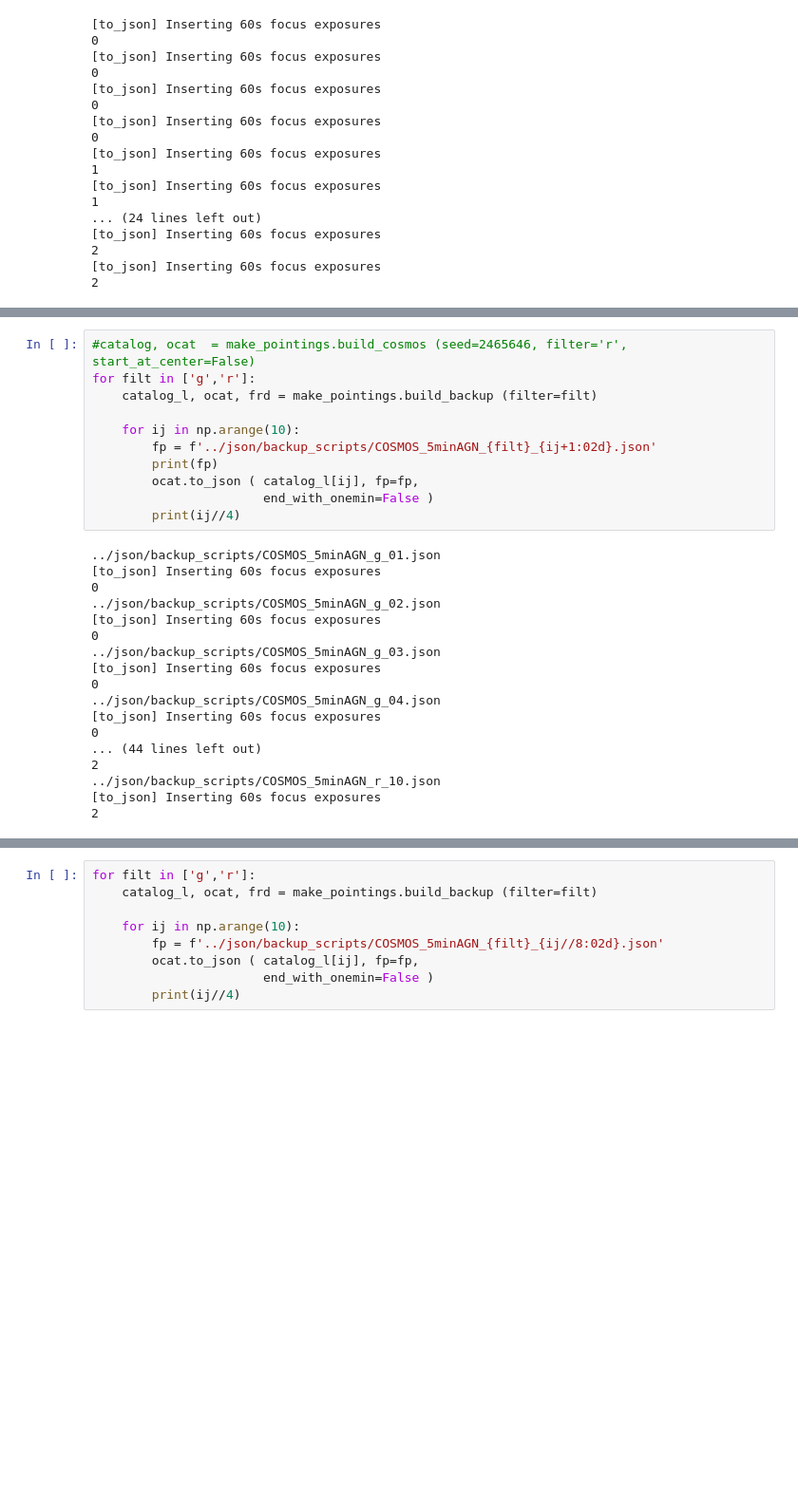
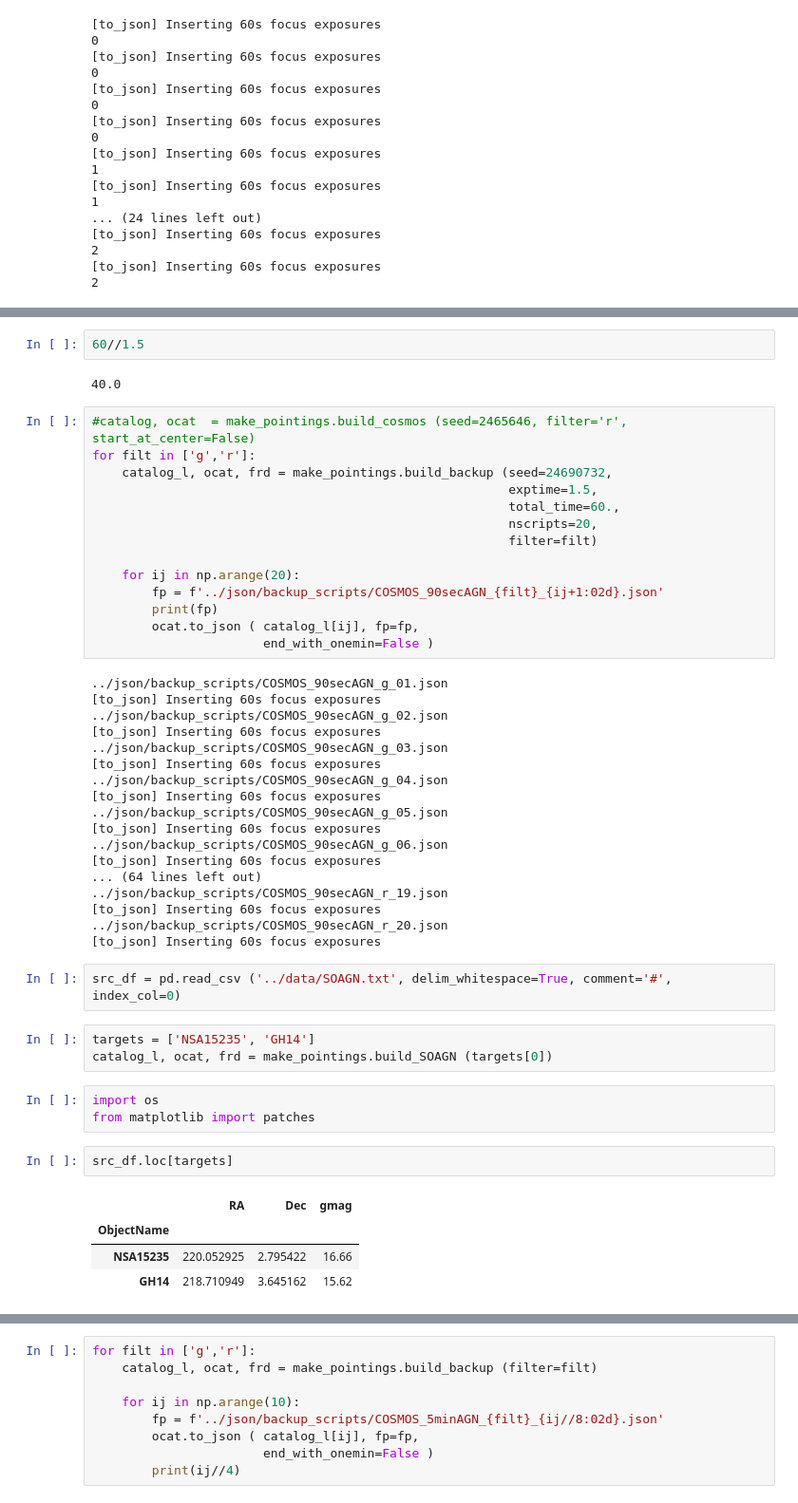
Before and after one commit to MerianSurvey/skipper, a Jupyter notebook: notebooks/QueueTomorrow.ipynb, the cells around one changed output, grey strips where cells are left out. Shown at 95% size. Drawn from its saved outputs; the diff is of its cells as text; blank space fills up the shorter version.

```diff
--- a/notebooks/QueueTomorrow.ipynb
+++ b/notebooks/QueueTomorrow.ipynb
@@ -97,29 +74,51 @@ catalog_l[2].head()
+# %%
+60//1.5
+# %% [output]
+40.0
 # %%
 #catalog, ocat  = make_pointings.build_cosmos (seed=2465646, filter='r', start_at_center=False)
 for filt in ['g','r']:
-    catalog_l, ocat, frd = make_pointings.build_backup (filter=filt)
+    catalog_l, ocat, frd = make_pointings.build_backup (seed=24690732,
+                                                        exptime=1.5,
+                                                        total_time=60.,
+                                                        nscripts=20,
+                                                        filter=filt)
 
-    for ij in np.arange(10):
-        fp = f'../json/backup_scripts/COSMOS_5minAGN_{filt}_{ij+1:02d}.json'
+    for ij in np.arange(20):
+        fp = f'../json/backup_scripts/COSMOS_90secAGN_{filt}_{ij+1:02d}.json'
         print(fp)
         ocat.to_json ( catalog_l[ij], fp=fp,
                        end_with_onemin=False )
-        print(ij//4)
 # %% [output]
-../json/backup_scripts/COSMOS_5minAGN_g_01.json
+../json/backup_scripts/COSMOS_90secAGN_g_01.json
 [to_json] Inserting 60s focus exposures
-0
-../json/backup_scripts/COSMOS_5minAGN_g_02.json
+../json/backup_scripts/COSMOS_90secAGN_g_02.json
 [to_json] Inserting 60s focus exposures
-0
-../json/backup_scripts/COSMOS_5minAGN_g_03.json
+../json/backup_scripts/COSMOS_90secAGN_g_03.json
 [to_json] Inserting 60s focus exposures
-0
-../json/backup_scripts/COSMOS_5minAGN_g_04.json
+../json/backup_scripts/COSMOS_90secAGN_g_04.json
 [to_json] Inserting 60s focus exposures
-0
-... (44 lines left out)
-2
-../json/backup_scripts/COSMOS_5minAGN_r_10.json
+../json/backup_scripts/COSMOS_90secAGN_g_05.json
 [to_json] Inserting 60s focus exposures
-2
+../json/backup_scripts/COSMOS_90secAGN_g_06.json
+[to_json] Inserting 60s focus exposures
+... (64 lines left out)
+../json/backup_scripts/COSMOS_90secAGN_r_19.json
+[to_json] Inserting 60s focus exposures
+../json/backup_scripts/COSMOS_90secAGN_r_20.json
+[to_json] Inserting 60s focus exposures
+# %%
+src_df = pd.read_csv ('../data/SOAGN.txt', delim_whitespace=True, comment='#', index_col=0)
+# %%
+targets = ['NSA15235', 'GH14']
+catalog_l, ocat, frd = make_pointings.build_SOAGN (targets[0])
+# %%
+import os
+from matplotlib import patches
+# %%
+src_df.loc[targets]
+# %% [output]
+|  | RA | Dec | gmag |
+| ObjectName |  |  |  |
+| NSA15235 | 220.052925 | 2.795422 | 16.66 |
+| GH14 | 218.710949 | 3.645162 | 15.62 |
```
Also changed, not shown: parts of 4 cells of this notebook, 8 other files.
